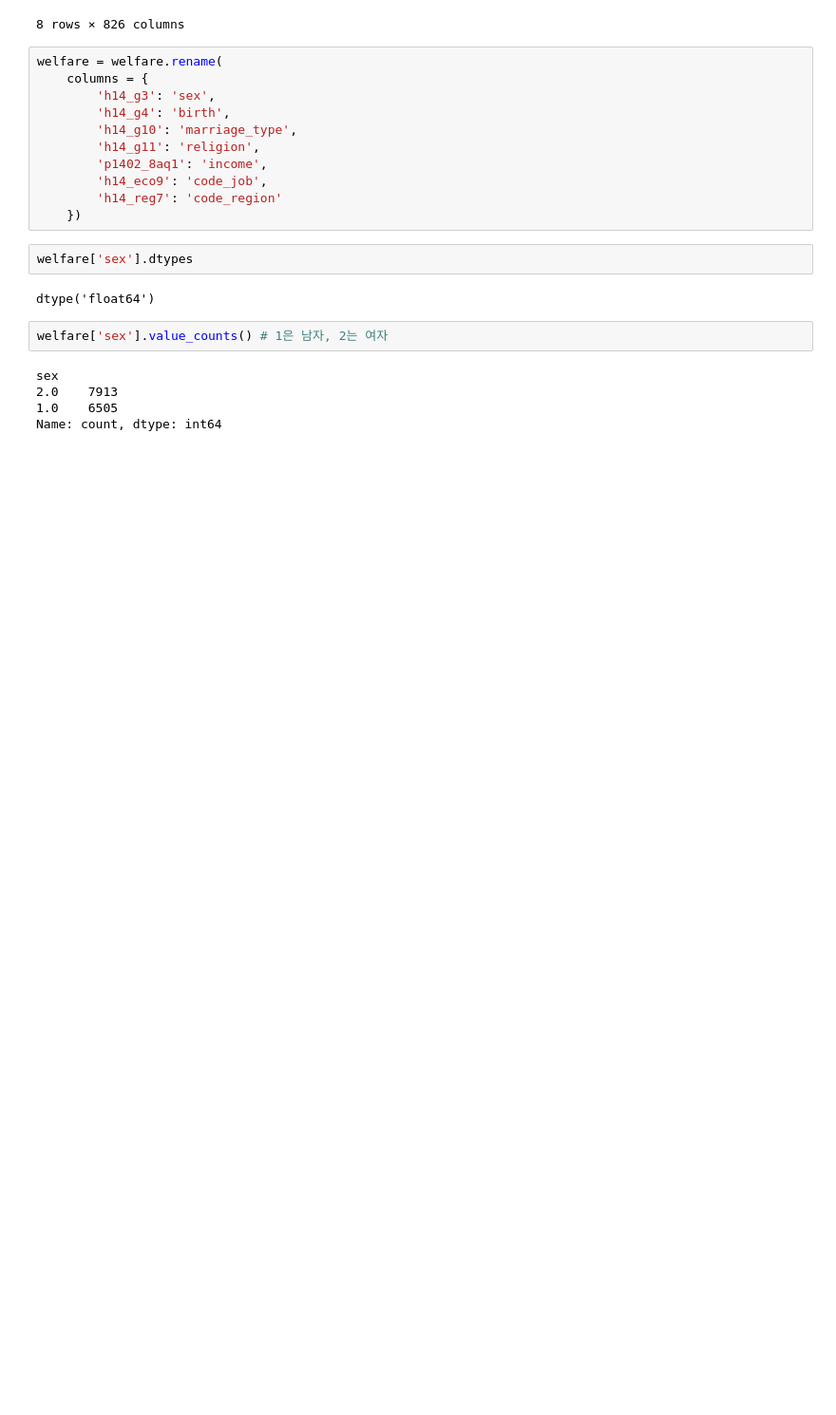
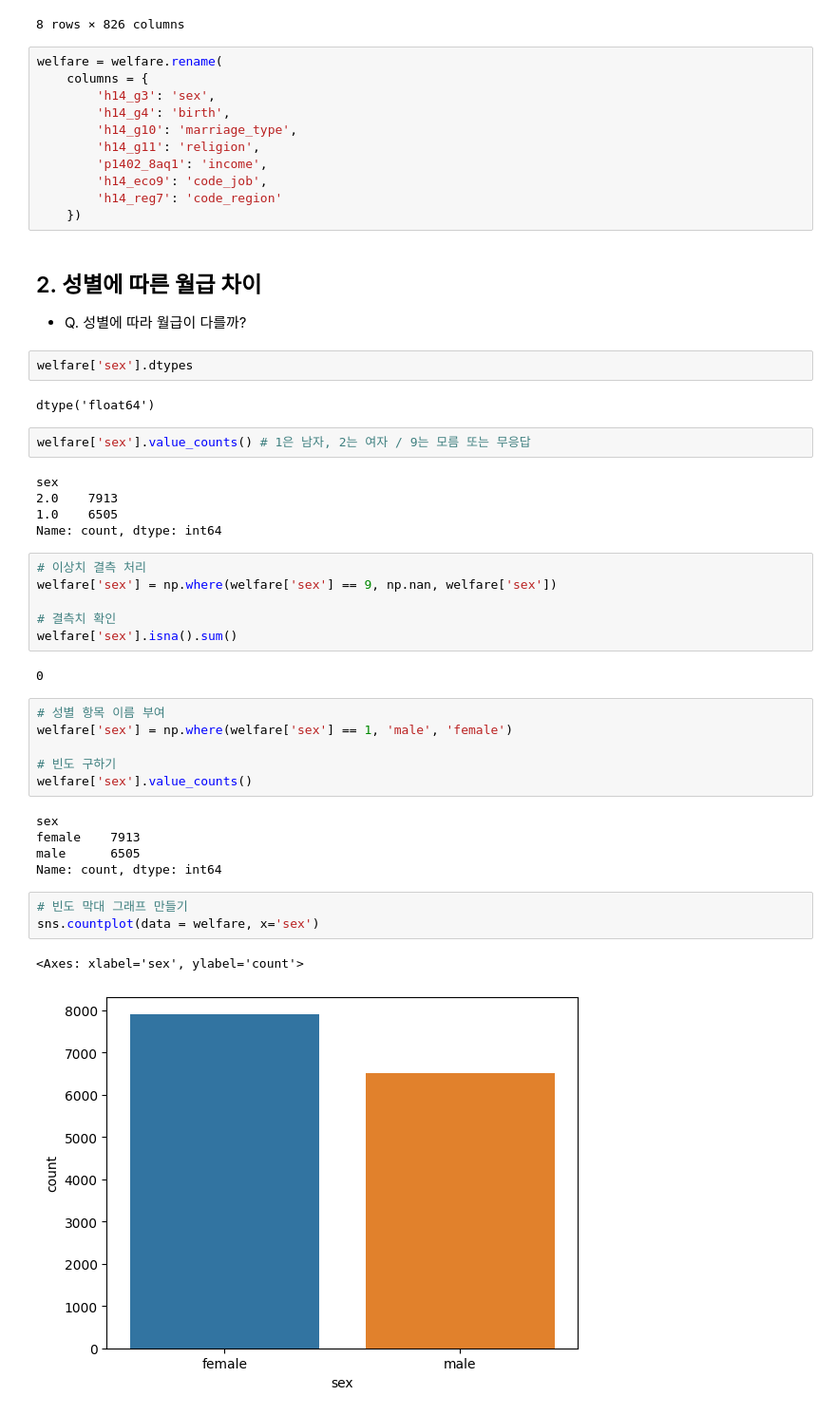
Before and after one commit to PSLeon24/Data_Analysis, a Jupyter notebook: Project/Korea Welfare Panel Data Analysis/Korea Welfare Panel Data Analysis.ipynb, the cells around one changed output. Shown at 95% size. Saved outputs shown, nothing was run; the diff lists cells and outputs as text; blank space fills up the shorter version.

```diff
--- a/Project/Korea Welfare Panel Data Analysis/Korea Welfare Panel Data Analysis.ipynb
+++ b/Project/Korea Welfare Panel Data Analysis/Korea Welfare Panel Data Analysis.ipynb
@@ -57,14 +57,42 @@ welfare = welfare.rename(
         'h14_eco9': 'code_job',
         'h14_reg7': 'code_region'
     })
+# %% [markdown]
+## 2. 성별에 따른 월급 차이
+- Q. 성별에 따라 월급이 다를까?
 # %%
 welfare['sex'].dtypes
 # %% [output]
 dtype('float64')
 # %%
-welfare['sex'].value_counts() # 1은 남자, 2는 여자
+welfare['sex'].value_counts() # 1은 남자, 2는 여자 / 9는 모름 또는 무응답
 # %% [output]
 sex
 2.0    7913
 1.0    6505
 Name: count, dtype: int64
+# %%
+# 이상치 결측 처리
+welfare['sex'] = np.where(welfare['sex'] == 9, np.nan, welfare['sex'])
+
+# 결측치 확인
+welfare['sex'].isna().sum()
+# %% [output]
+0
+# %%
+# 성별 항목 이름 부여
+welfare['sex'] = np.where(welfare['sex'] == 1, 'male', 'female')
+
+# 빈도 구하기
+welfare['sex'].value_counts()
+# %% [output]
+sex
+female    7913
+male      6505
+Name: count, dtype: int64
+# %%
+# 빈도 막대 그래프 만들기
+sns.countplot(data = welfare, x='sex')
+# %% [output]
+<Axes: xlabel='sex', ylabel='count'>
+[figure, added]
```
Also changed, not shown: parts of 37 cells of this notebook.
